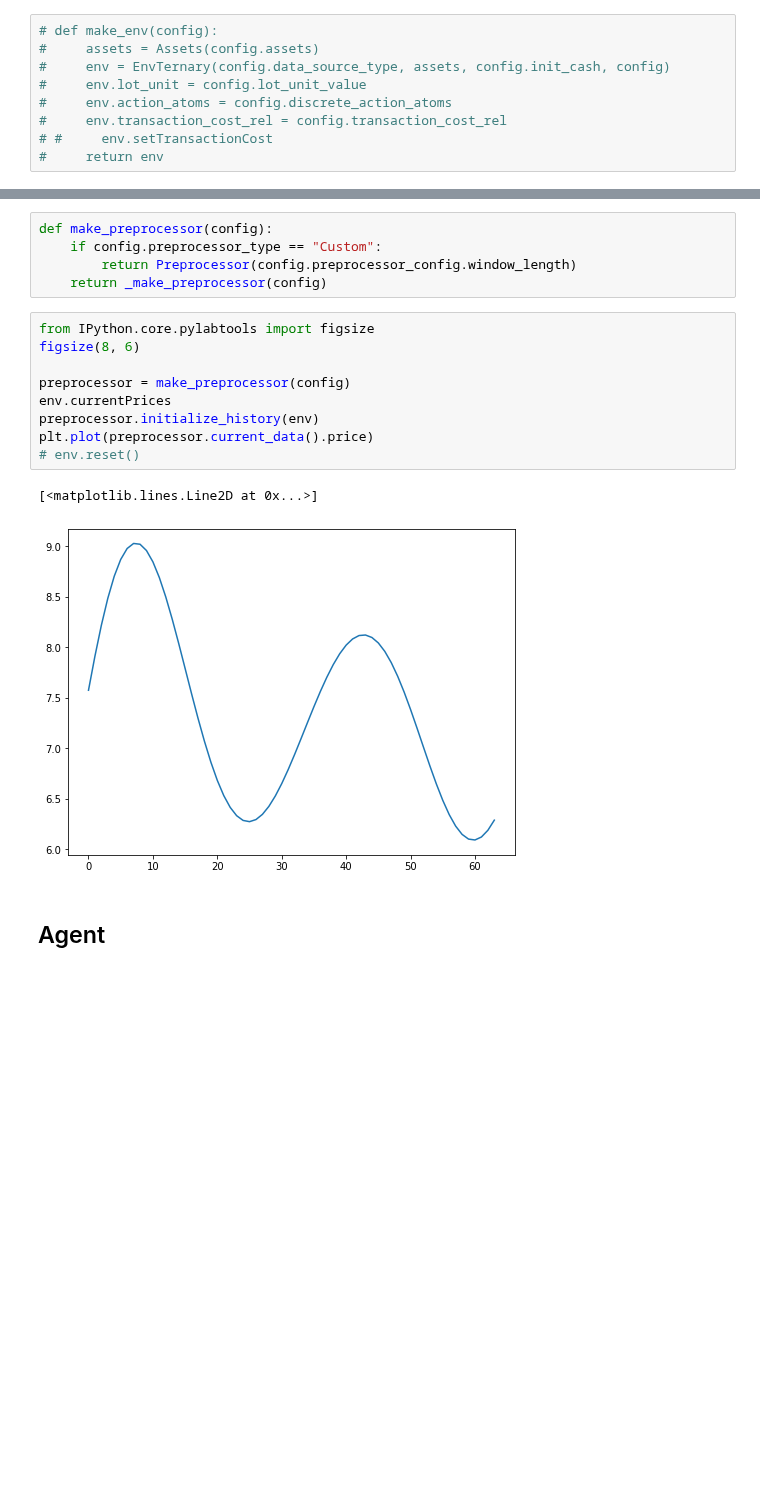
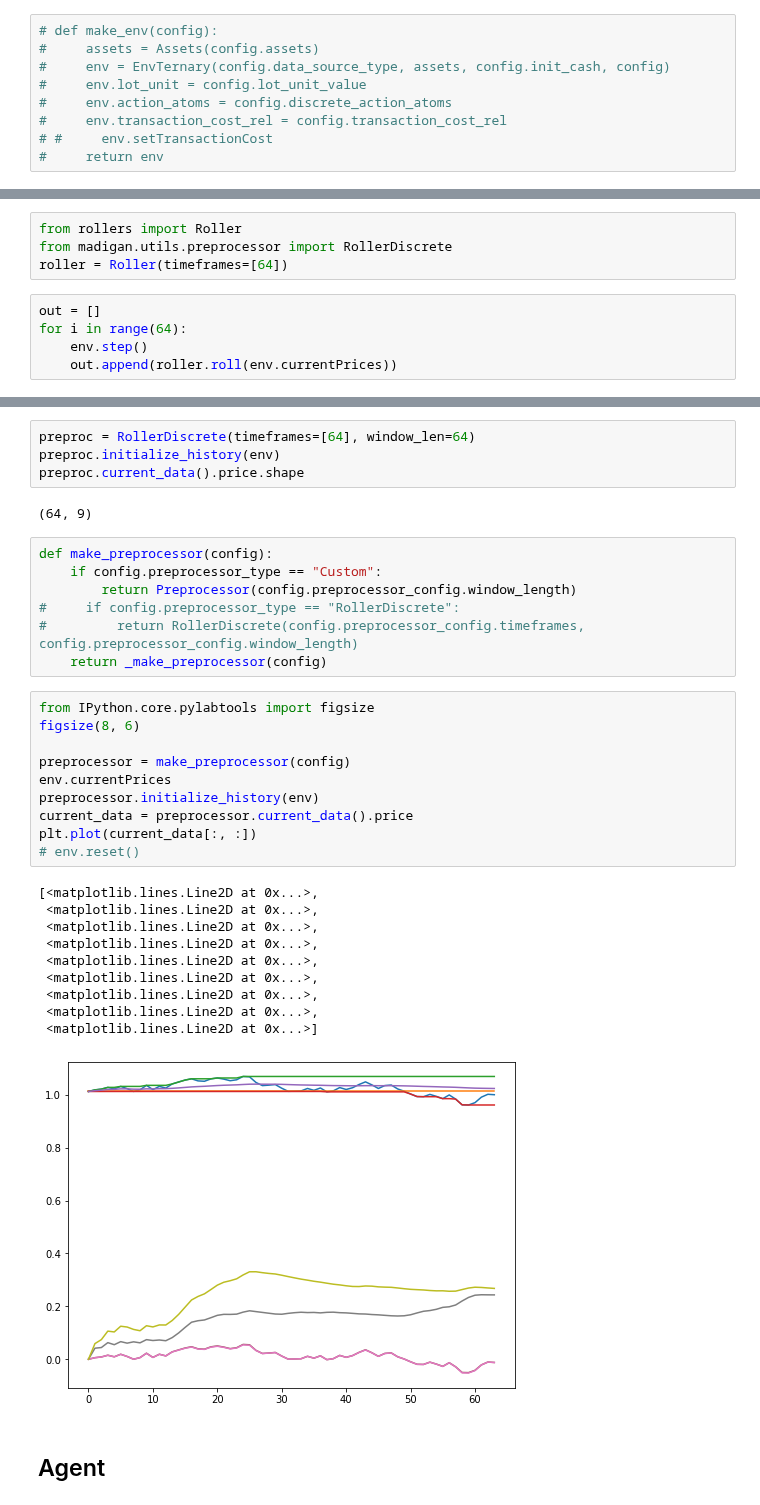
Before and after one commit to Hanwant/madigan, a Jupyter notebook: madigan/notebooks/synth_dqn_integration.ipynb, the cells around one changed output, grey strips where cells are left out. Drawn from its saved outputs; the diff is of its cells as text; blank space fills up the shorter version.

```diff
--- a/madigan/notebooks/synth_dqn_integration.ipynb
+++ b/madigan/notebooks/synth_dqn_integration.ipynb
@@ -309,0 +314,9 @@ array([757.38695427])
+# %%
+from rollers import Roller
+from madigan.utils.preprocessor import RollerDiscrete
+roller = Roller(timeframes=[64])
+# %%
+out = []
+for i in range(64):
+    env.step()
+    out.append(roller.roll(env.currentPrices))
@@ -361,20 +436,37 @@ class Preprocessor:
+# %%
+preproc = RollerDiscrete(timeframes=[64], window_len=64)
+preproc.initialize_history(env)
+preproc.current_data().price.shape
+# %% [output]
+(64, 9)
 # %%
 def make_preprocessor(config):
     if config.preprocessor_type == "Custom":
         return Preprocessor(config.preprocessor_config.window_length)
+#     if config.preprocessor_type == "RollerDiscrete":
+#         return RollerDiscrete(config.preprocessor_config.timeframes, config.preprocessor_config.window_length)
     return _make_preprocessor(config)
 # %%
 from IPython.core.pylabtools import figsize
 figsize(8, 6)
 
 preprocessor = make_preprocessor(config)
 env.currentPrices
 preprocessor.initialize_history(env)
-plt.plot(preprocessor.current_data().price)
+current_data = preprocessor.current_data().price
+plt.plot(current_data[:, :])
 # env.reset()
 # %% [output]
-[<matplotlib.lines.Line2D at 0x...>]
+[<matplotlib.lines.Line2D at 0x...>,
+ <matplotlib.lines.Line2D at 0x...>,
+ <matplotlib.lines.Line2D at 0x...>,
+ <matplotlib.lines.Line2D at 0x...>,
+ <matplotlib.lines.Line2D at 0x...>,
+ <matplotlib.lines.Line2D at 0x...>,
+ <matplotlib.lines.Line2D at 0x...>,
+ <matplotlib.lines.Line2D at 0x...>,
+ <matplotlib.lines.Line2D at 0x...>]
-[figure, old version]
+[figure, new version]
 # %% [markdown]
 ## Agent
 # %%
```
Also changed, not shown: parts of 20 cells of this notebook, 19 other files.
